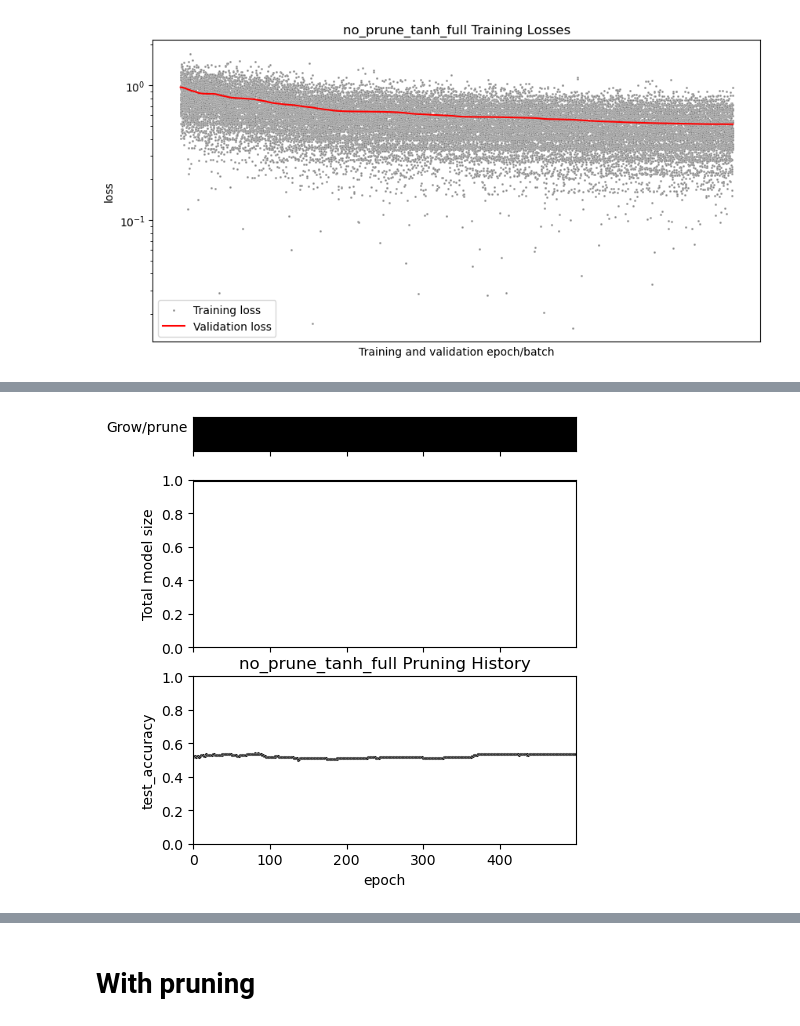
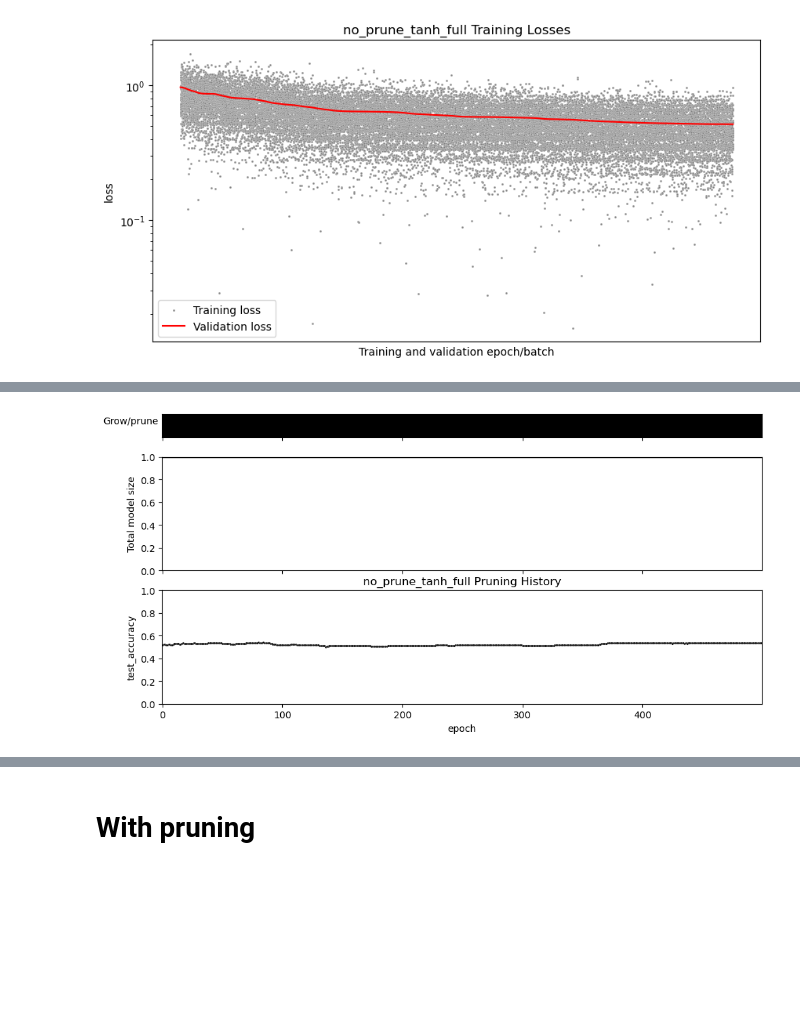
Before and after one commit to cchu70/klab_rotation, a Jupyter notebook: 10_Simple-MLP-unsupervised-SBATCH.ipynb, the cells around one changed output, grey strips where cells are left out. Saved outputs shown, nothing was run; the diff lists cells and outputs as text; code cells hidden in the pictures; blank space fills up the shorter version.

```diff
--- a/10_Simple-MLP-unsupervised-SBATCH.ipynb
+++ b/10_Simple-MLP-unsupervised-SBATCH.ipynb
@@ -195,8 +196,8 @@ plt.show()
 # %%
-no_prune_tanh_full_result.plot_pruning(norm_size=total_size, test_err_col='test_accuracy')
+no_prune_tanh_full_result.plot_pruning(figsize=(10, 5), norm_size=total_size, test_err_col='test_accuracy')
 plt.show()
 # %% [output]
-[figure, old version]
+[figure, new version]
 # %%
 no_prune_linear_full_result.set_trained_model(999)
 no_prune_linear_full_result.plot_pairs(test_pair_dataloader)
```
Also changed, not shown: parts of 36 cells of this notebook, 41 other files.
